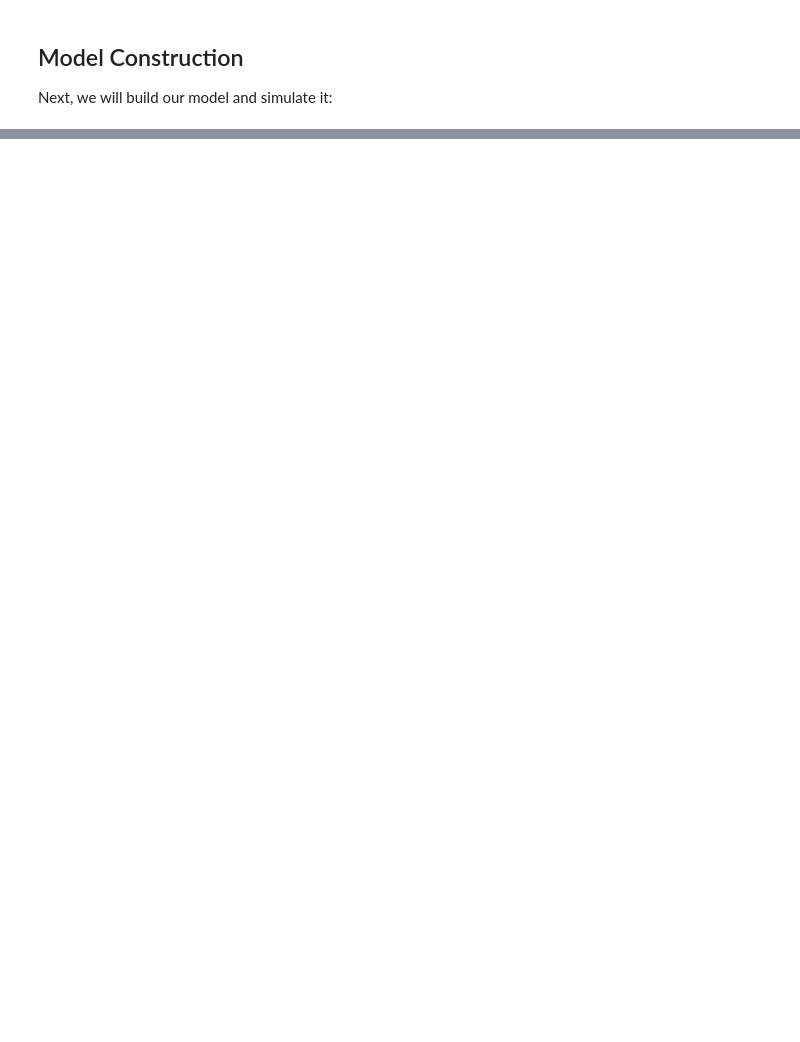
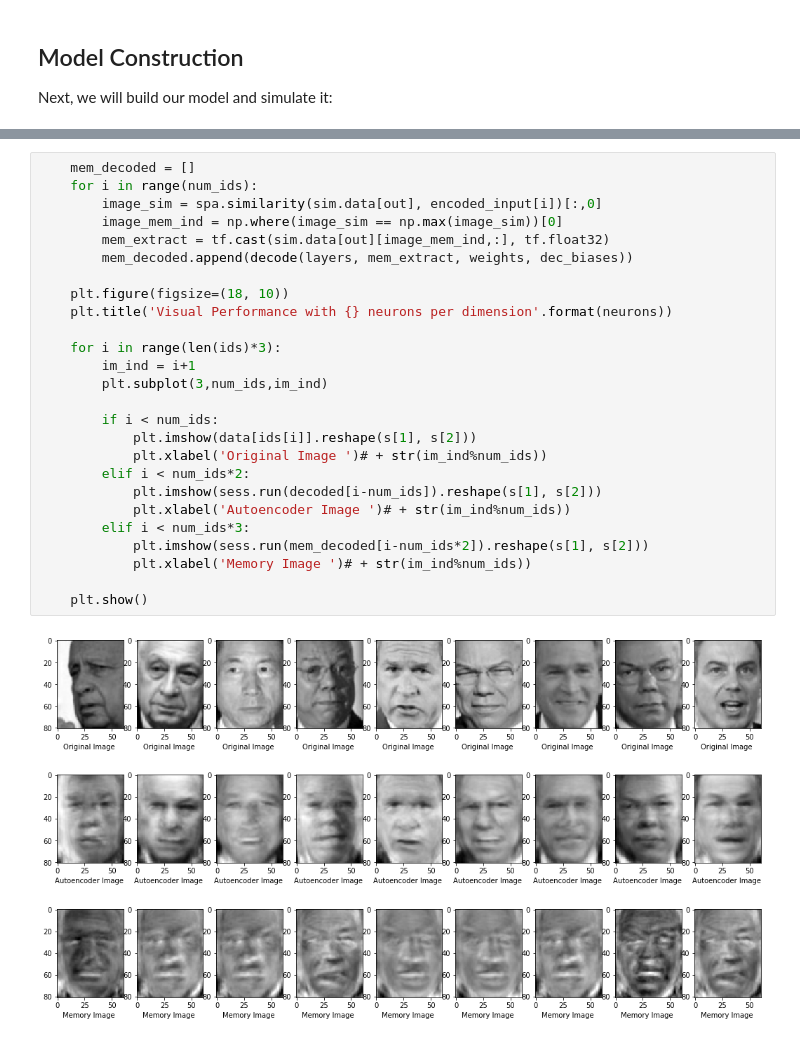
Before and after one commit to dguliani/HdMemory, a Jupyter notebook: main.ipynb, the cells around one changed output, grey strips where cells are left out. Saved outputs shown, nothing was run; the diff lists cells and outputs as text; blank space fills up the shorter version.

```diff
--- a/main.ipynb
+++ b/main.ipynb
@@ -154,0 +215,28 @@ Visualize the results:
+# %%
+    mem_decoded = []
+    for i in range(num_ids):
+        image_sim = spa.similarity(sim.data[out], encoded_input[i])[:,0]
+        image_mem_ind = np.where(image_sim == np.max(image_sim))[0]
+        mem_extract = tf.cast(sim.data[out][image_mem_ind,:], tf.float32)
+        mem_decoded.append(decode(layers, mem_extract, weights, dec_biases))
+
+    plt.figure(figsize=(18, 10))
+    plt.title('Visual Performance with {} neurons per dimension'.format(neurons))
+
+    for i in range(len(ids)*3):
+        im_ind = i+1
+        plt.subplot(3,num_ids,im_ind)
+
+        if i < num_ids:
+            plt.imshow(data[ids[i]].reshape(s[1], s[2]))
+            plt.xlabel('Original Image ')# + str(im_ind%num_ids))
+        elif i < num_ids*2:
+            plt.imshow(sess.run(decoded[i-num_ids]).reshape(s[1], s[2]))
+            plt.xlabel('Autoencoder Image ')# + str(im_ind%num_ids))
+        elif i < num_ids*3:
+            plt.imshow(sess.run(mem_decoded[i-num_ids*2]).reshape(s[1], s[2]))
+            plt.xlabel('Memory Image ')# + str(im_ind%num_ids))
+
+    plt.show()
+# %% [output]
+[figure, added]
```
Also changed, not shown: parts of 13 cells of this notebook, 3 other files.
